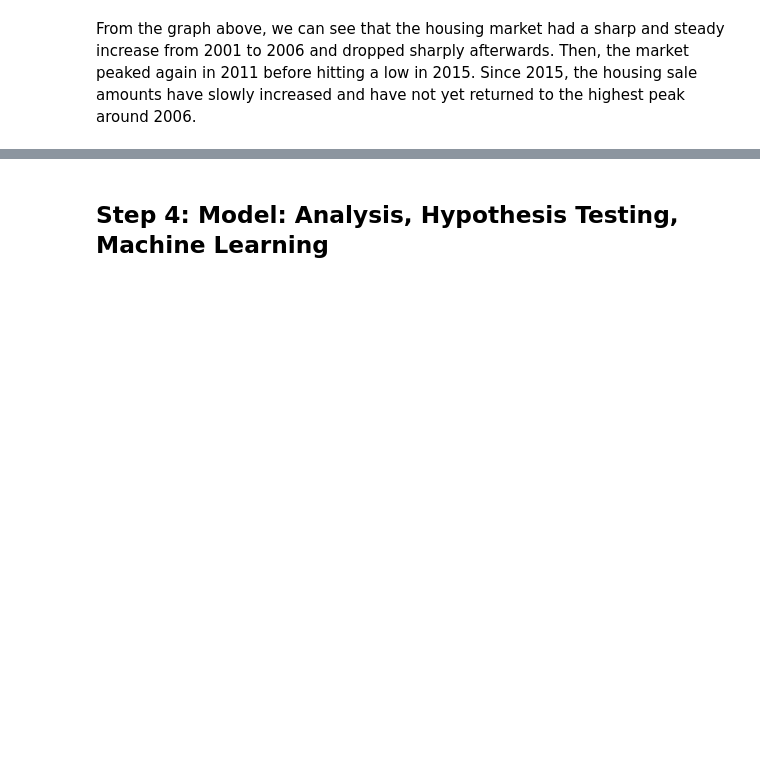
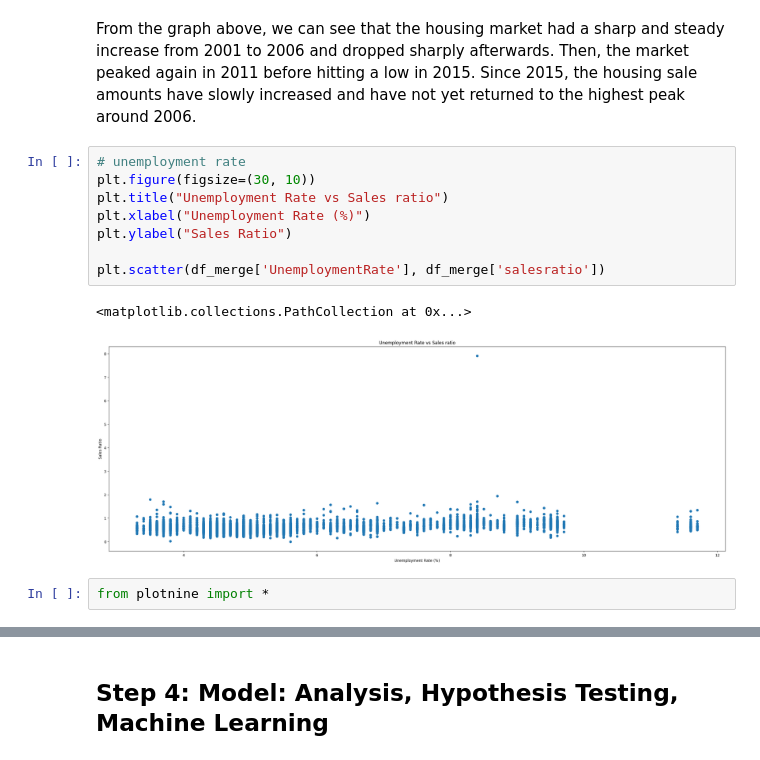
Before and after one commit to JenCodetc/JenCodetc.github.io, a Jupyter notebook: Final Tutorial ~ Real Estate Sales-checkpoint.ipynb, the cells around one changed output, grey strips where cells are left out. Drawn from its saved outputs; the diff is of its cells as text; blank space fills up the shorter version.

Commit message:
graphs

```diff
--- a/Final Tutorial ~ Real Estate Sales-checkpoint.ipynb
+++ b/Final Tutorial ~ Real Estate Sales-checkpoint.ipynb
@@ -289,3 +289,16 @@ plt.show()
 [figure]
 # %% [markdown]
 From the graph above, we can see that the housing market had a sharp and steady increase from 2001 to 2006 and dropped sharply afterwards. Then, the market peaked again in 2011 before hitting a low in 2015. Since 2015, the housing sale amounts have slowly increased and have not yet returned to the highest peak around 2006.
+# %%
+# unemployment rate
+plt.figure(figsize=(30, 10))
+plt.title("Unemployment Rate vs Sales ratio")
+plt.xlabel("Unemployment Rate (%)")
+plt.ylabel("Sales Ratio")
+
+plt.scatter(df_merge['UnemploymentRate'], df_merge['salesratio'])
+# %% [output]
+<matplotlib.collections.PathCollection at 0x...>
+[figure, added]
+# %%
+from plotnine import *
```
Also changed, not shown: parts of 5 cells of this notebook.
